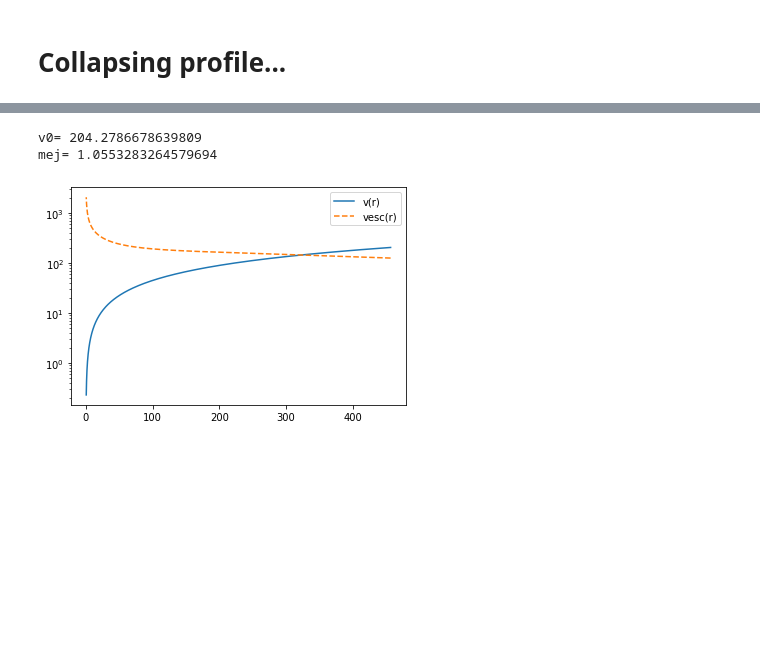
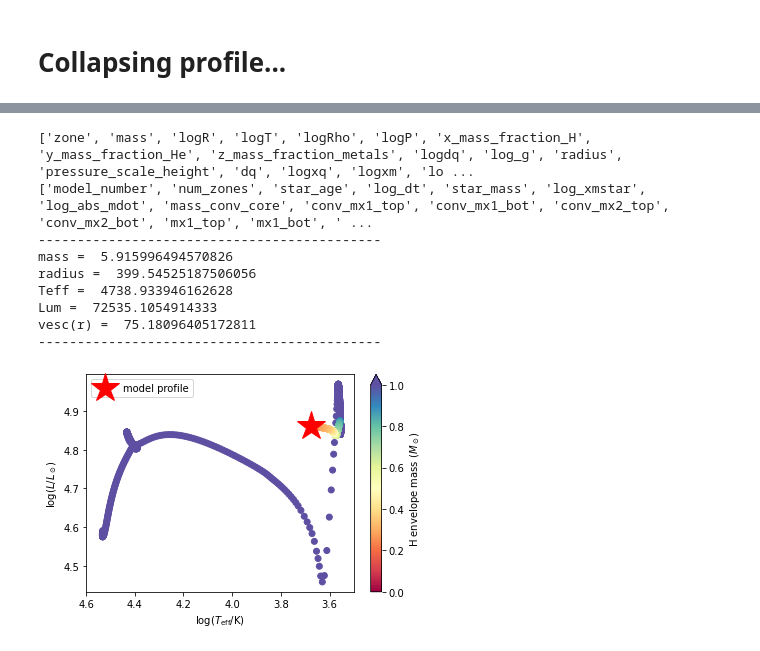
Before and after one commit to morganemacleod/FailedSNCalcs, a Jupyter notebook: MESAfailedSN.ipynb, the cells around one changed output, grey strips where cells are left out. Drawn from its saved outputs; the diff is of its cells as text; code cells hidden in the pictures; blank space fills up the shorter version.

```diff
--- a/MESAfailedSN.ipynb
+++ b/MESAfailedSN.ipynb
@@ -229,30 +244,14 @@ plt.subplots_adjust(hspace=0.1)
-# %%
-# add a velocity dv = v*(r/R) (Quataert Kasen J1644)
-# normalize to get the total energy
-
-def v_r(r_o_R,v0=3e7,alpha=1):
-    return v0*r_o_R**alpha
-
-alpha = 1
-Etot = 1e48
-
-norm1 = np.sum(0.5*p['dm']*v_r(p['r']/p['r'][0],1,alpha)**2 )
-v0 = np.sqrt(Etot/norm1)
-print('v0=',v0/1e5)
-p['v'] = v_r(p['r']/p['r'][0],v0,alpha)
-p['vesc'] = np.sqrt(2*c.G*p['mass']*c.msun/p['r'])
-p['rt'] = p['r']/(1-(p['v']/p['vesc'])**2)
-p['tff'] = np.sqrt(p['r']**3 / (c.G*p['mass']*c.msun) )
-p['tff_v']= np.sqrt(p['rt']**3 / (c.G*p['mass']*c.msun) )
-
-selh1 = p['h1']>0.1
-plt.plot(p['r'][selh1]/c.rsun,p['v'][selh1]/1e5,label='v(r)')
-plt.plot(p['r'][selh1]/c.rsun,p['vesc'][selh1]/1e5,label='vesc(r)',ls='--')
-plt.legend()
-
-plt.semilogy()
-print("mej=", np.sum(p['dm'][p['rt']<0])/c.msun )
-# %% [output]
-v0= 204.2786678639809
-mej= 1.0553283264579694
-[figure, removed]
+# %%
+p,h = read_MESA_profile_history("LOGS_Hpoor/", "profile25.data")
+make_HR_plot(p,h)
+# %% [output]
+['zone', 'mass', 'logR', 'logT', 'logRho', 'logP', 'x_mass_fraction_H', 'y_mass_fraction_He', 'z_mass_fraction_metals', 'logdq', 'log_g', 'radius', 'pressure_scale_height', 'dq', 'logxq', 'logxm', 'lo ...
+['model_number', 'num_zones', 'star_age', 'log_dt', 'star_mass', 'log_xmstar', 'log_abs_mdot', 'mass_conv_core', 'conv_mx1_top', 'conv_mx1_bot', 'conv_mx2_top', 'conv_mx2_bot', 'mx1_top', 'mx1_bot', ' ...
+--------------------------------------------
+mass =  5.915996494570826
+radius =  399.54525187506056
+Teff =  4738.933946162628
+Lum =  72535.1054914333
+vesc(r) =  75.18096405172811
+--------------------------------------------
+[figure, added]
```
Also changed, not shown: parts of 17 cells of this notebook.
